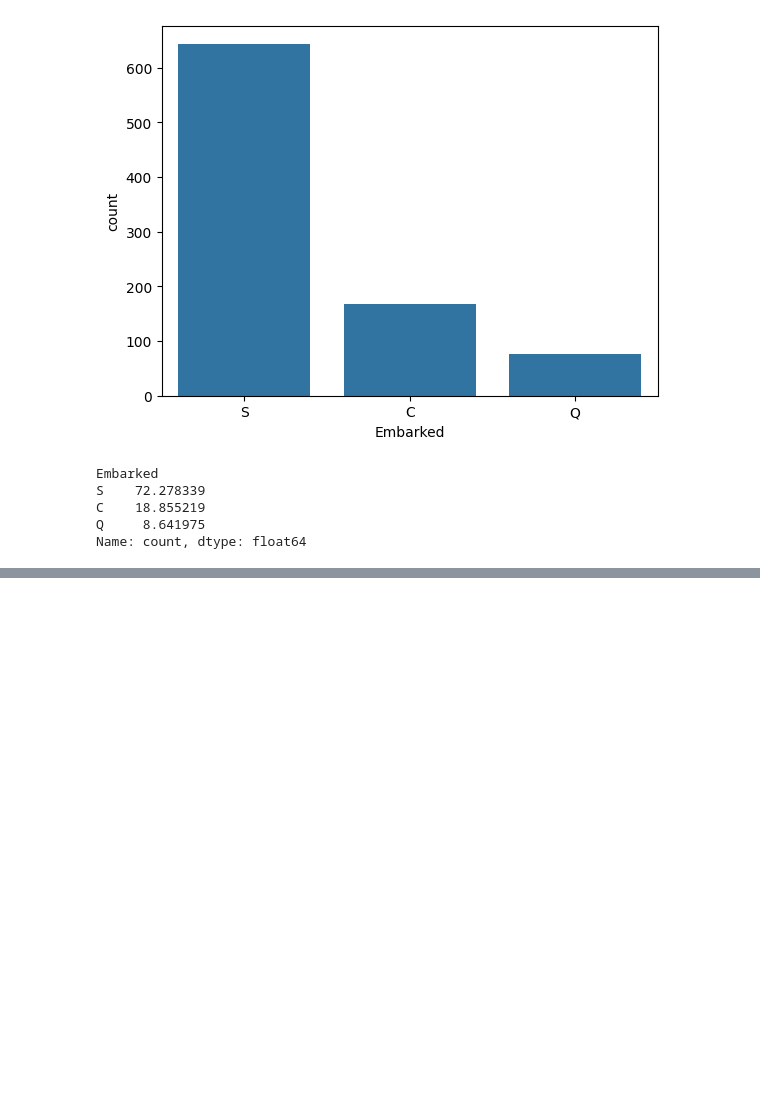
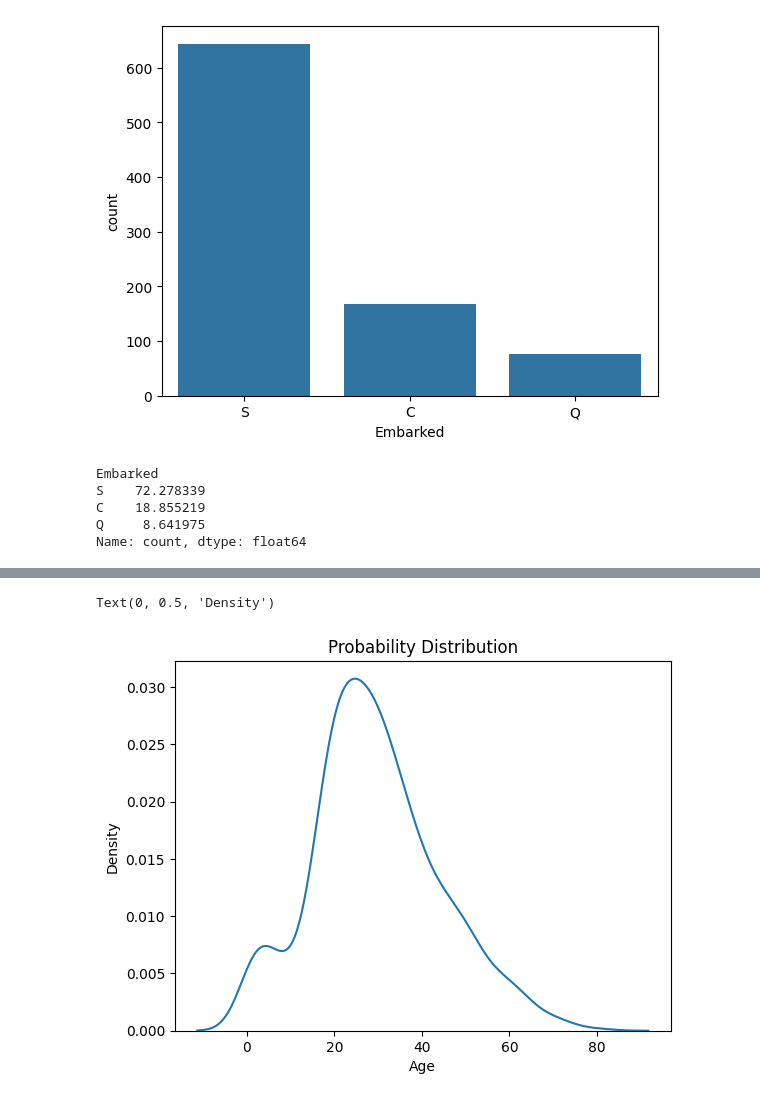
Before and after one commit to roybipro/AI-ML-learning-Phitron, a Jupyter notebook: machine-learning/week-01-eda-and-feature-engineering/moddule-01-exploratory-data-analysis-part-1/eda-p-1.ipynb, the cells around one changed output, grey strips where cells are left out. Drawn from its saved outputs; the diff is of its cells as text; code cells hidden in the pictures; blank space fills up the shorter version.

```diff
--- a/machine-learning/week-01-eda-and-feature-engineering/moddule-01-exploratory-data-analysis-part-1/eda-p-1.ipynb
+++ b/machine-learning/week-01-eda-and-feature-engineering/moddule-01-exploratory-data-analysis-part-1/eda-p-1.ipynb
@@ -165,0 +176,8 @@ Name: count, dtype: float64
+# %%
+sns.kdeplot(df['Age'])
+plt.title('Probability Distribution')
+plt.xlabel('Age')
+plt.ylabel('Density')
+# %% [output]
+Text(0, 0.5, 'Density')
+[figure, added]
```
Also changed, not shown: parts of 2 cells of this notebook.
